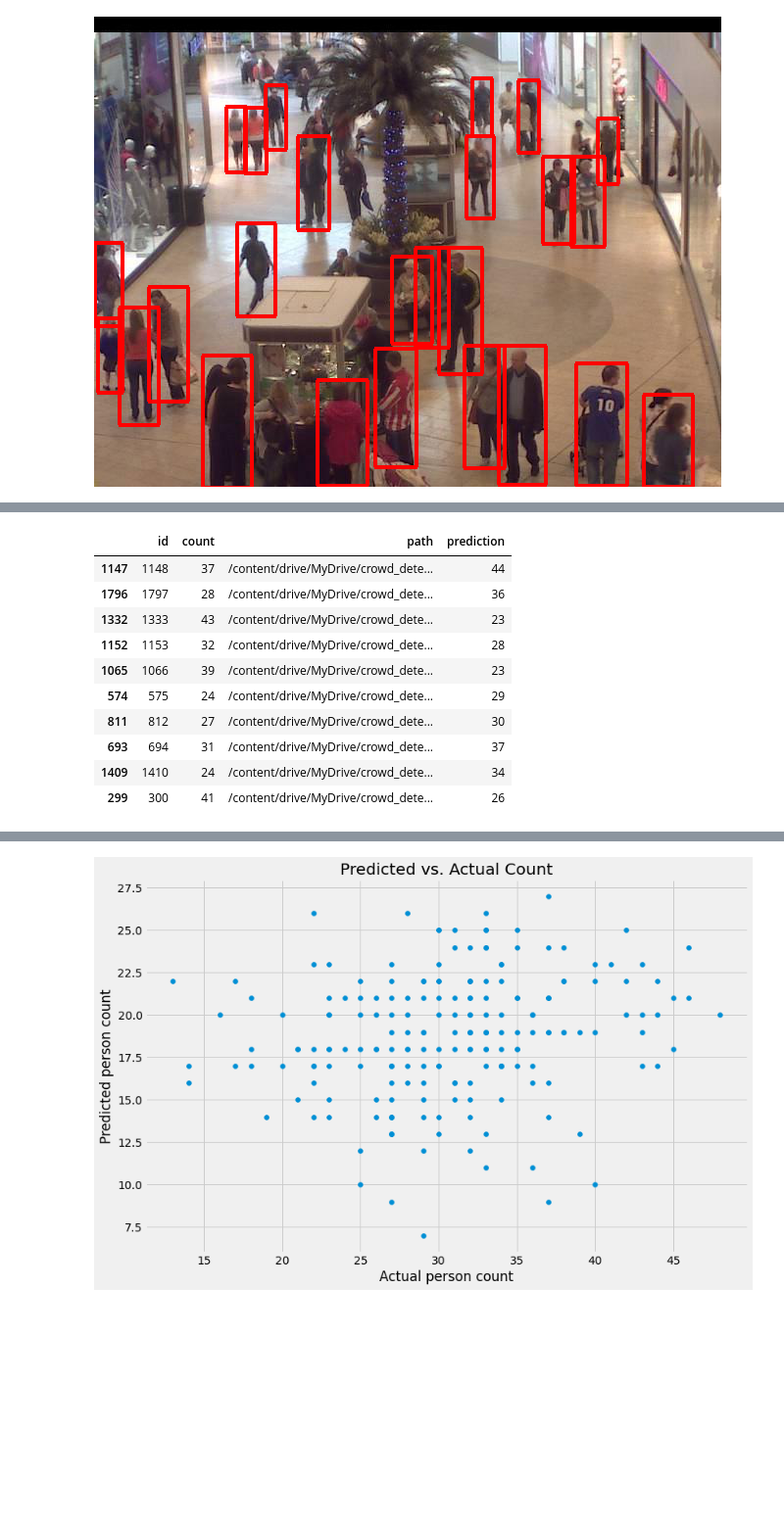
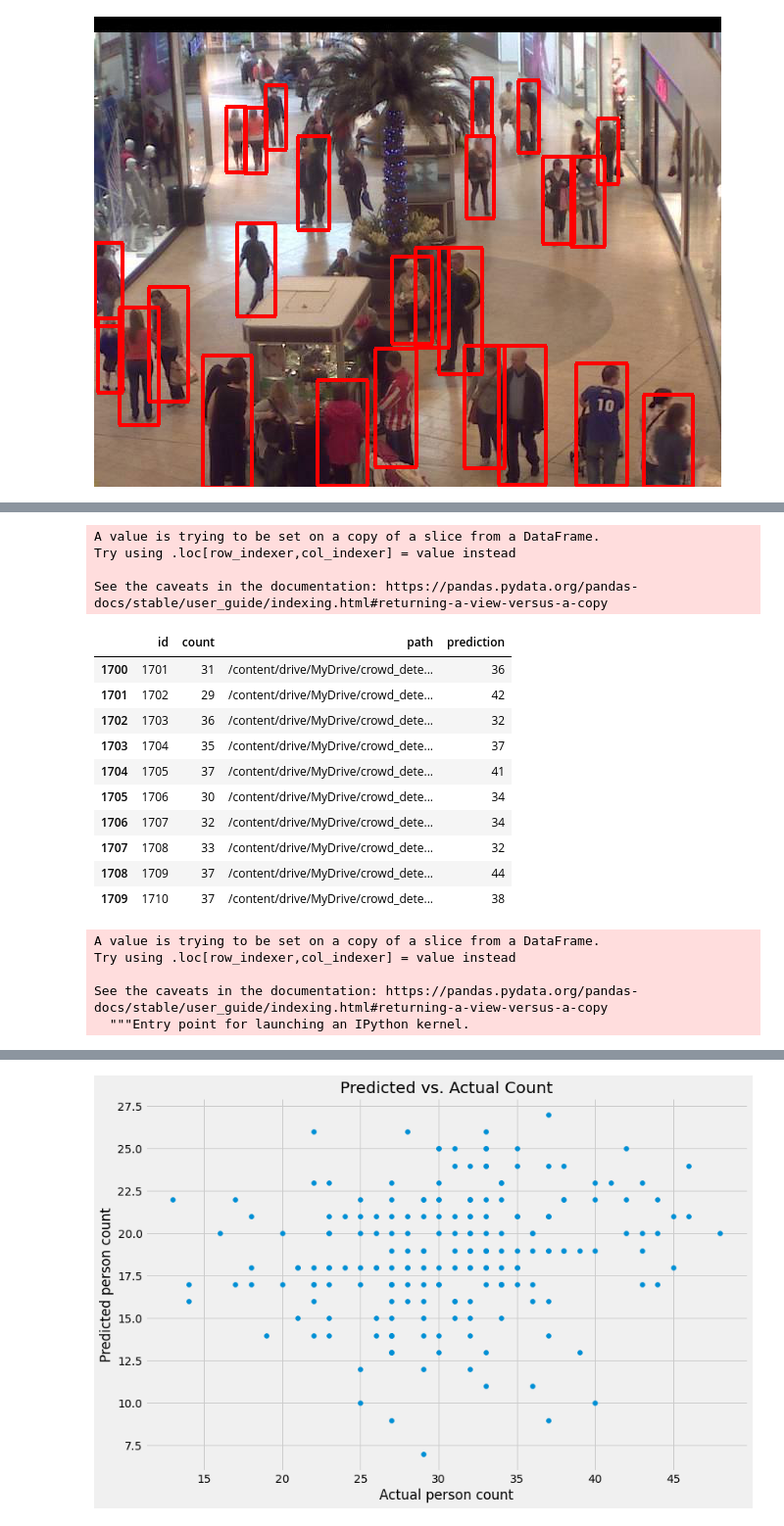
Before and after one commit to jeon-maker/Crowd_counting, a Jupyter notebook: use_1st.ipynb, the cells around one changed output, grey strips where cells are left out. Shown at 98% size. Drawn from its saved outputs; the diff is of its cells as text; code cells hidden in the pictures; blank space fills up the shorter version.

```diff
--- a/use_1st.ipynb
+++ b/use_1st.ipynb
@@ -142,7 +142,7 @@ detector
 # %% [output]
 <tensorflow.python.saved_model.load.Loader._recreate_base_user_object.<locals>._UserObject at 0x...>
 # %%
-def detect_objects(path: str, model) -> dict:
+def detect_objects2(path: str, model) -> dict:
     """Function extracts image from a file, adds new axis
     and passes the image through object detection model.
     :param path: File path
@@ -151,7 +151,7 @@ def detect_objects(path: str, model) -> dict:
     """
     image_tensor = tf.image.decode_jpeg(
         tf.io.read_file(path), channels=3)[tf.newaxis, ...]
-    return model(image_tensor)
+    return(image_tensor)
 # %%
 # Object detection with no confidence threshold results in
 # duplicate bounding boxes and false positives.
@@ -227,3 +227,5 @@ results = detect_objects(example_path, detector)
 draw_bboxes(example_path, results, threshold=0.25)
 # %% [output]
 [figure]
+# %%
+data['path'] = data['id'].apply(reconstruct_path)
@@ -230,3 +334,13 @@ draw_bboxes(example_path, results, threshold=0.25)
+# %%
+# Create train and validation data sets.
+data_train = data.head(1700)
+data_valid = data.tail(300)
+
+ds_train = tf.data.Dataset.from_tensor_slices((data_train['path'], data_train['count'])) #이미지와 실제 카운트를 훈련시킴
+ds_valid = tf.data.Dataset.from_tensor_slices((data_valid['path'], data_valid['count'])) #검증모델
+
+ds_train = prepare_dataset(ds_train)
+ds_valid = prepare_dataset(ds_valid, is_training=False)
 # %%
 sample = data.sample(frac=0.1) #무작위 추출
 start = time.perf_counter()
@@ -235,7 +349,7 @@ objects = []
 #path는 image
 
 with concurrent.futures.ThreadPoolExecutor() as executor:
-    results = [executor.submit(count_persons, path, detector, 0.1625) for path in sample['path']]
+    results = [executor.submit(count_persons, path, detector, 0.1625) for path in data_valid['path']]
     for f in tqdm(concurrent.futures.as_completed(results)):
         objects.append(f.result())
 
@@ -246,16 +360,28 @@ Finished in 114.46 second(s).
 # %%
 # Compare predicted values with the ground truth.
-sample['prediction'] = objects
-sample.head(10)
+data_valid['prediction'] = objects
+data_valid.head(10)
 # %% [output]
+A value is trying to be set on a copy of a slice from a DataFrame.
+Try using .loc[row_indexer,col_indexer] = value instead
+
+See the caveats in the documentation: https://pandas.pydata.org/pandas-docs/stable/user_guide/indexing.html#returning-a-view-versus-a-copy
 |  | id | count | path | prediction |
-| 1147 | 1148 | 37 | /content/drive/MyDrive/crowd_dete... | 44 |
-| 1796 | 1797 | 28 | /content/drive/MyDrive/crowd_dete... | 36 |
-| 1332 | 1333 | 43 | /content/drive/MyDrive/crowd_dete... | 23 |
-| 1152 | 1153 | 32 | /content/drive/MyDrive/crowd_dete... | 28 |
-| 1065 | 1066 | 39 | /content/drive/MyDrive/crowd_dete... | 23 |
-| 574 | 575 | 24 | /content/drive/MyDrive/crowd_dete... | 29 |
-| 811 | 812 | 27 | /content/drive/MyDrive/crowd_dete... | 30 |
-| 693 | 694 | 31 | /content/drive/MyDrive/crowd_dete... | 37 |
-| 1409 | 1410 | 24 | /content/drive/MyDrive/crowd_dete... | 34 |
-| 299 | 300 | 41 | /content/drive/MyDrive/crowd_dete... | 26 |
+| 1700 | 1701 | 31 | /content/drive/MyDrive/crowd_dete... | 36 |
+| 1701 | 1702 | 29 | /content/drive/MyDrive/crowd_dete... | 42 |
+| 1702 | 1703 | 36 | /content/drive/MyDrive/crowd_dete... | 32 |
+| 1703 | 1704 | 35 | /content/drive/MyDrive/crowd_dete... | 37 |
+| 1704 | 1705 | 37 | /content/drive/MyDrive/crowd_dete... | 41 |
+| 1705 | 1706 | 30 | /content/drive/MyDrive/crowd_dete... | 34 |
+| 1706 | 1707 | 32 | /content/drive/MyDrive/crowd_dete... | 34 |
+| 1707 | 1708 | 33 | /content/drive/MyDrive/crowd_dete... | 32 |
+| 1708 | 1709 | 37 | /content/drive/MyDrive/crowd_dete... | 44 |
+| 1709 | 1710 | 37 | /content/drive/MyDrive/crowd_dete... | 38 |
+# %%
+data_valid['miss'] = abs(data_valid['prediction']-data_valid['count'])
+# %% [output]
+A value is trying to be set on a copy of a slice from a DataFrame.
+Try using .loc[row_indexer,col_indexer] = value instead
+
+See the caveats in the documentation: https://pandas.pydata.org/pandas-docs/stable/user_guide/indexing.html#returning-a-view-versus-a-copy
+  """Entry point for launching an IPython kernel.
```
Also changed, not shown: parts of 13 cells of this notebook.
